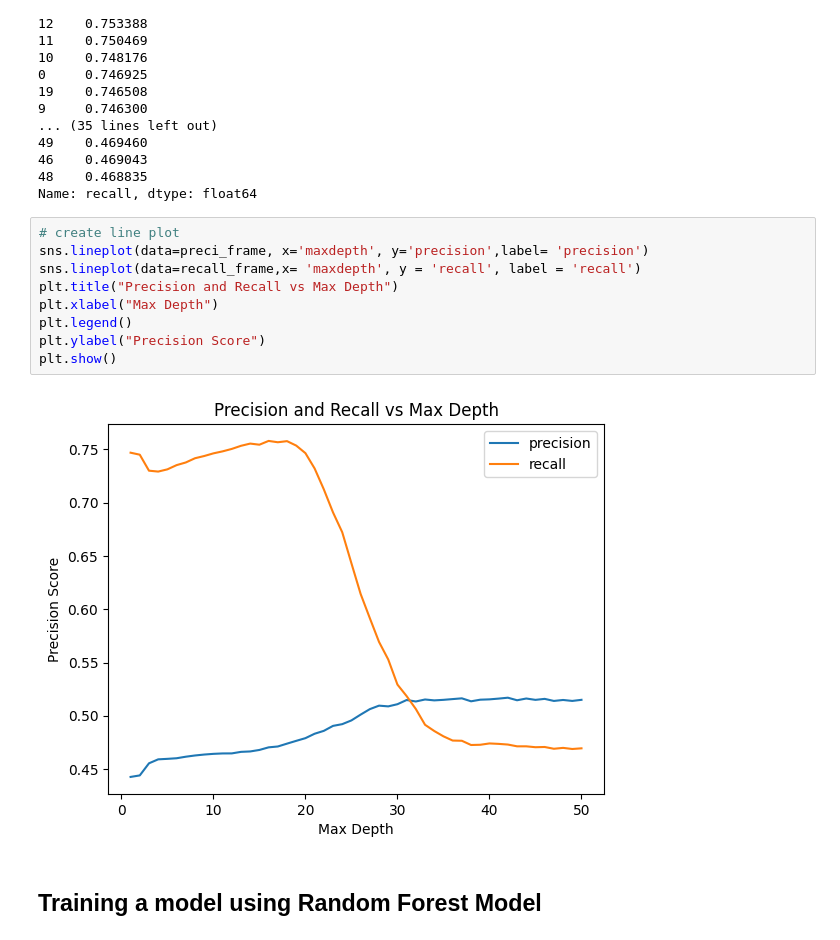
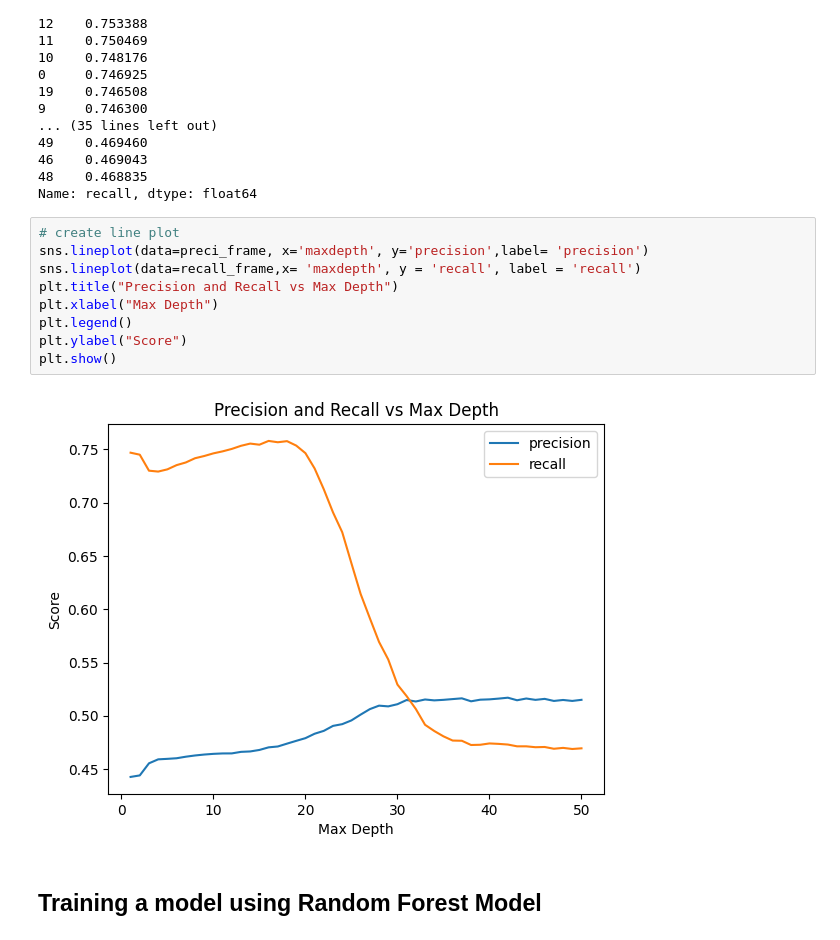
Before and after one commit to yingwengseng/hotel_cancellation_prediction_capstone, a Jupyter notebook: 4_3_data_preprocessing_randomforest.ipynb, the cells around one changed output. Saved outputs shown, nothing was run; the diff lists cells and outputs as text.

```diff
--- a/4_3_data_preprocessing_randomforest.ipynb
+++ b/4_3_data_preprocessing_randomforest.ipynb
@@ -167,14 +167,14 @@ Name: recall, dtype: float64
 # %%
 # create line plot
 sns.lineplot(data=preci_frame, x='maxdepth', y='precision',label= 'precision')
 sns.lineplot(data=recall_frame,x= 'maxdepth', y = 'recall', label = 'recall')
 plt.title("Precision and Recall vs Max Depth")
 plt.xlabel("Max Depth")
 plt.legend()
-plt.ylabel("Precision Score")
+plt.ylabel("Score")
 plt.show()
 # %% [output]
-[figure, old version]
+[figure, new version]
 # %% [markdown]
 ## Training a model using Random Forest Model
 # %%
```
Also changed, not shown: parts of 3 cells of this notebook.
